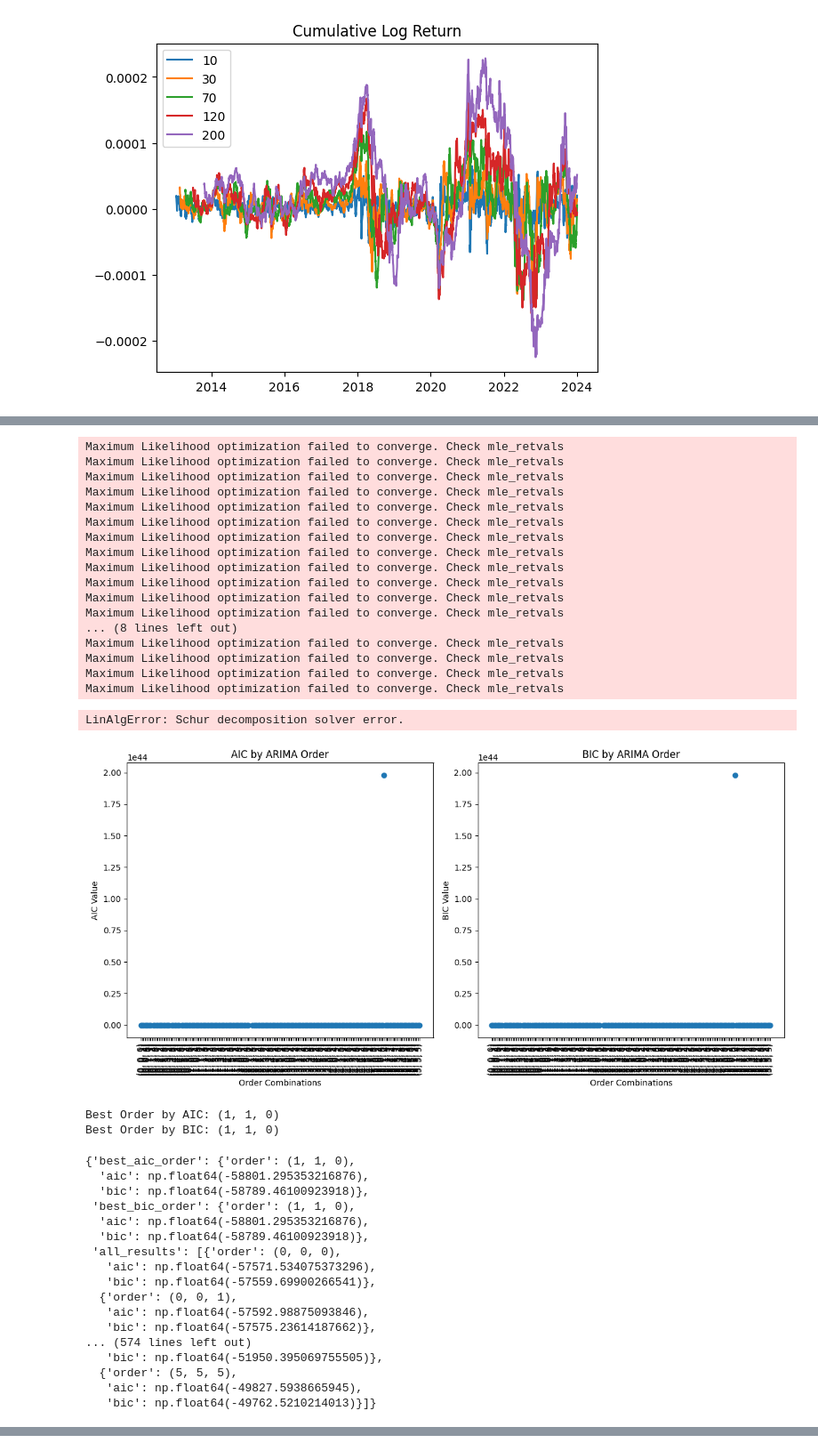
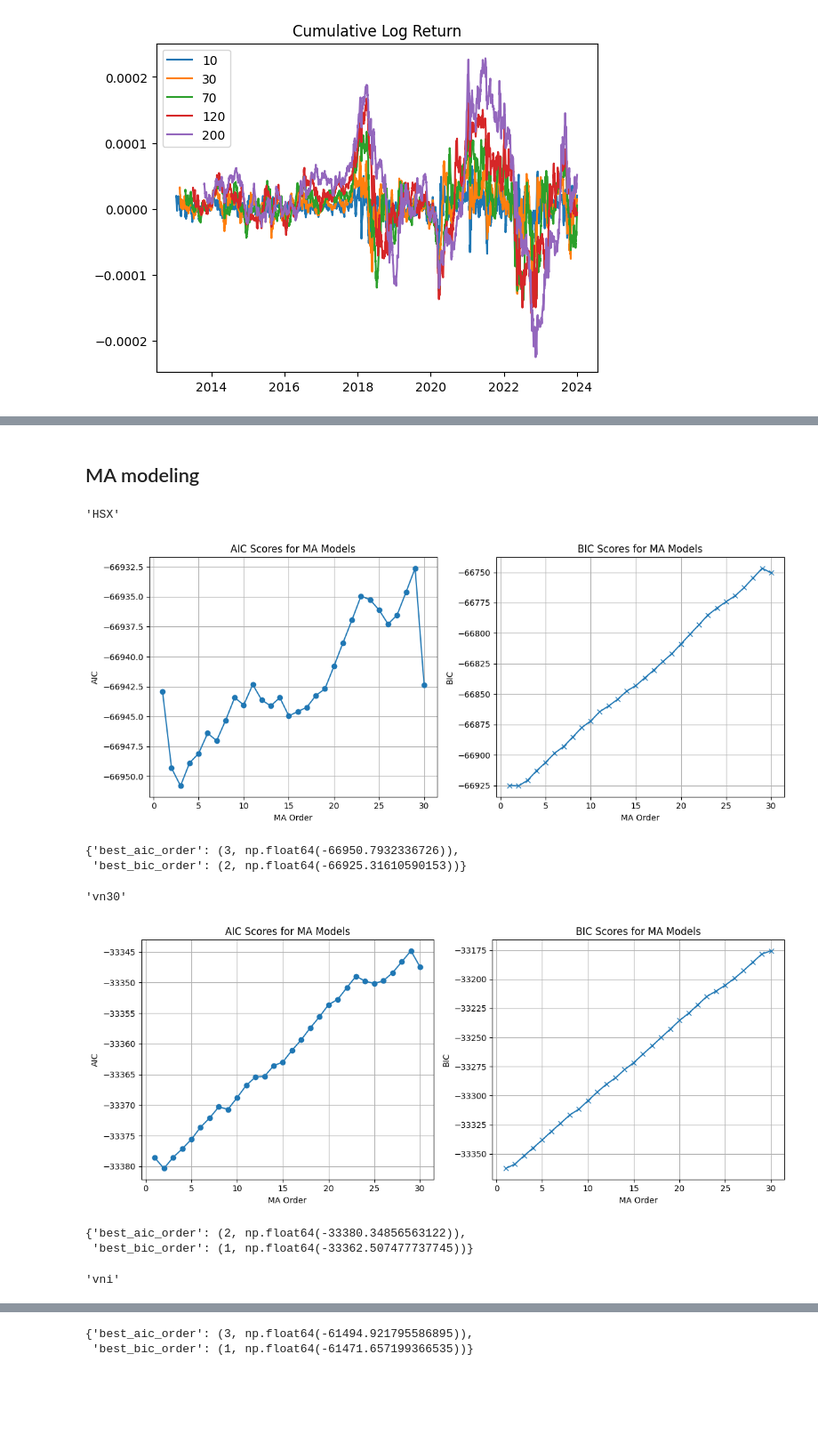
Before and after one commit to nguyentanquocbao/stock_quant, a Jupyter notebook: 2. Stock Market Analysis.ipynb, the cells around one changed output, grey strips where cells are left out. Shown at 89% size. Cells and saved outputs as stored; diff of their text form; code cells hidden in the pictures; blank space fills up the shorter version.

```diff
--- a/2. Stock Market Analysis.ipynb
+++ b/2. Stock Market Analysis.ipynb
@@ -345 +322,3 @@ for i in ["vni", "HSX", "vn30"]:
+# %% [markdown]
+## MA modeling
 # %%
@@ -352,44 +325,0 @@ arima = ArimaForecast(test, "time", "return_weighted", 252)
-# %%
-arima._find_best_order()
-# %% [output]
-Maximum Likelihood optimization failed to converge. Check mle_retvals
-Maximum Likelihood optimization failed to converge. Check mle_retvals
-Maximum Likelihood optimization failed to converge. Check mle_retvals
-Maximum Likelihood optimization failed to converge. Check mle_retvals
-Maximum Likelihood optimization failed to converge. Check mle_retvals
-Maximum Likelihood optimization failed to converge. Check mle_retvals
-Maximum Likelihood optimization failed to converge. Check mle_retvals
-Maximum Likelihood optimization failed to converge. Check mle_retvals
-Maximum Likelihood optimization failed to converge. Check mle_retvals
-Maximum Likelihood optimization failed to converge. Check mle_retvals
-Maximum Likelihood optimization failed to converge. Check mle_retvals
-Maximum Likelihood optimization failed to converge. Check mle_retvals
-... (8 lines left out)
-Maximum Likelihood optimization failed to converge. Check mle_retvals
-Maximum Likelihood optimization failed to converge. Check mle_retvals
-Maximum Likelihood optimization failed to converge. Check mle_retvals
-Maximum Likelihood optimization failed to converge. Check mle_retvals
-LinAlgError: Schur decomposition solver error.
-# %%
-plot_arima_order_comparison()
-# %% [output]
-[figure, removed]
-Best Order by AIC: (1, 1, 0)
-Best Order by BIC: (1, 1, 0)
-{'best_aic_order': {'order': (1, 1, 0),
-  'aic': np.float64(-58801.295353216876),
-  'bic': np.float64(-58789.46100923918)},
- 'best_bic_order': {'order': (1, 1, 0),
-  'aic': np.float64(-58801.295353216876),
-  'bic': np.float64(-58789.46100923918)},
- 'all_results': [{'order': (0, 0, 0),
-   'aic': np.float64(-57571.534075373296),
-   'bic': np.float64(-57559.69900266541)},
-  {'order': (0, 0, 1),
-   'aic': np.float64(-57592.98875093846),
-   'bic': np.float64(-57575.23614187662)},
-... (574 lines left out)
-   'bic': np.float64(-51950.395069755505)},
-  {'order': (5, 5, 5),
-   'aic': np.float64(-49827.5938665945),
-   'bic': np.float64(-49762.5210214013)}]}
@@ -397,0 +326,21 @@ arima_prediction = arima.visualize_ARIMA(para=True,order=[1,1,0])
+# %%
+for i in market["exchange"].unique():
+    if i in ["HSX", "vni", "vn30"]:
+        i
+        data = market_winsored[market_winsored["exchange"] == i]
+        data.index = pd.date_range(
+            start=data["time"].min(),
+            periods=len(data),
+            freq="B",
+        )
+        info_criteria_selection_ma(data["return_weighted"])
+# %% [output]
+'HSX'
+[figure, added]
+{'best_aic_order': (3, np.float64(-66950.7932336726)),
+ 'best_bic_order': (2, np.float64(-66925.31610590153))}
+'vn30'
+[figure, added]
+{'best_aic_order': (2, np.float64(-33380.34856563122)),
+ 'best_bic_order': (1, np.float64(-33362.507477737745))}
+'vni'
@@ -397,0 +348,2 @@ arima_prediction = arima.visualize_ARIMA(para=True,order=[1,1,0])
+{'best_aic_order': (3, np.float64(-61494.921795586895)),
+ 'best_bic_order': (1, np.float64(-61471.657199366535))}
```
Also changed, not shown: parts of 21 cells of this notebook, 2 other files.
